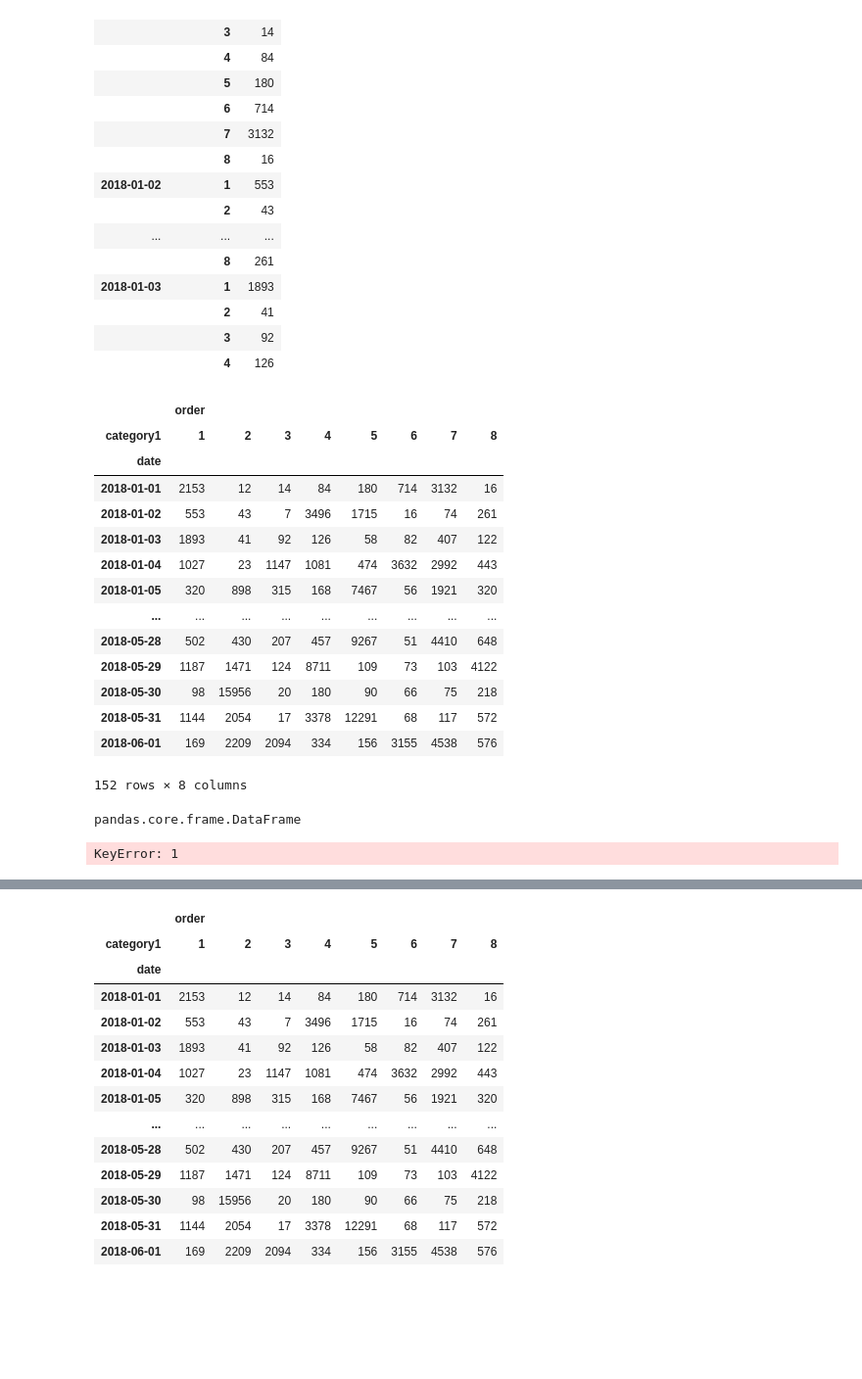
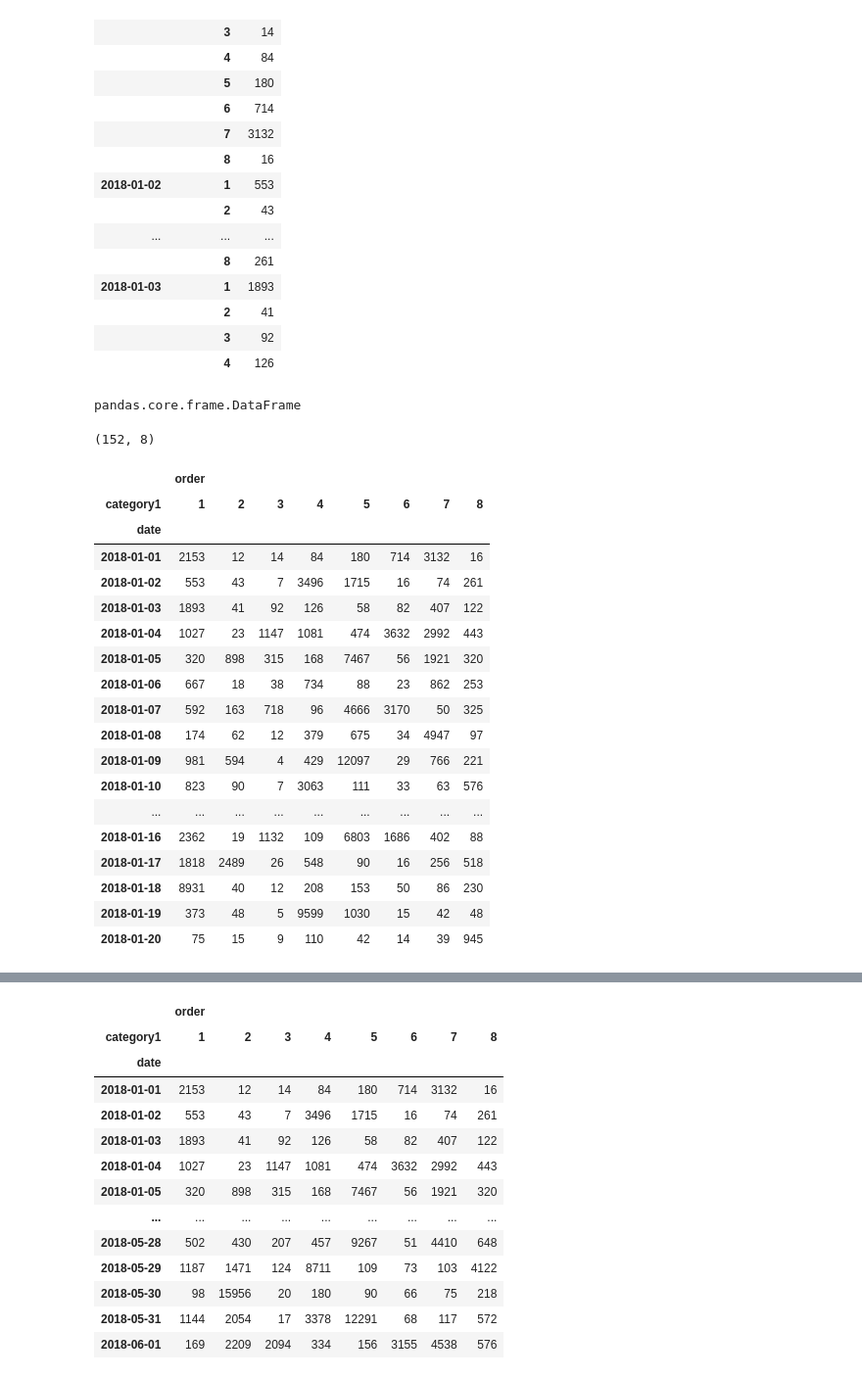
Before and after one commit to janapfeffer/DMC20_abraca-data, a Jupyter notebook: Seasonality.ipynb, the cells around one changed output, grey strips where cells are left out. Shown: that part at 98% size. Drawn from its saved outputs; the diff is of its cells as text; code cells hidden in the pictures; blank space fills up the shorter version.

```diff
--- a/Seasonality.ipynb
+++ b/Seasonality.ipynb
@@ -173,28 +186,34 @@ x.head(20)
 |  | 3 | 92 |
 |  | 4 | 126 |
 # %%
-x.unstack(level=1)
+x = x.unstack(level=1)
-# %% [output]
-|  | order |  |  |  |  |  |  |  |
-| category1 | 1 | 2 | 3 | 4 | 5 | 6 | 7 | 8 |
-| date |  |  |  |  |  |  |  |  |
-| 2018-01-01 | 2153 | 12 | 14 | 84 | 180 | 714 | 3132 | 16 |
-| 2018-01-02 | 553 | 43 | 7 | 3496 | 1715 | 16 | 74 | 261 |
-| 2018-01-03 | 1893 | 41 | 92 | 126 | 58 | 82 | 407 | 122 |
-| 2018-01-04 | 1027 | 23 | 1147 | 1081 | 474 | 3632 | 2992 | 443 |
-| 2018-01-05 | 320 | 898 | 315 | 168 | 7467 | 56 | 1921 | 320 |
-| ... | ... | ... | ... | ... | ... | ... | ... | ... |
-| 2018-05-28 | 502 | 430 | 207 | 457 | 9267 | 51 | 4410 | 648 |
-| 2018-05-29 | 1187 | 1471 | 124 | 8711 | 109 | 73 | 103 | 4122 |
-| 2018-05-30 | 98 | 15956 | 20 | 180 | 90 | 66 | 75 | 218 |
-| 2018-05-31 | 1144 | 2054 | 17 | 3378 | 12291 | 68 | 117 | 572 |
-| 2018-06-01 | 169 | 2209 | 2094 | 334 | 156 | 3155 | 4538 | 576 |
-152 rows × 8 columns
 # %%
 type(x)
 # %% [output]
 pandas.core.frame.DataFrame
+# %%
+x.shape
+# %% [output]
+(152, 8)
 # %%
-x[1].head()
+x.head(20)
 # %% [output]
-KeyError: 1
+|  | order |  |  |  |  |  |  |  |
+| category1 | 1 | 2 | 3 | 4 | 5 | 6 | 7 | 8 |
+| date |  |  |  |  |  |  |  |  |
+| 2018-01-01 | 2153 | 12 | 14 | 84 | 180 | 714 | 3132 | 16 |
+| 2018-01-02 | 553 | 43 | 7 | 3496 | 1715 | 16 | 74 | 261 |
+| 2018-01-03 | 1893 | 41 | 92 | 126 | 58 | 82 | 407 | 122 |
+| 2018-01-04 | 1027 | 23 | 1147 | 1081 | 474 | 3632 | 2992 | 443 |
+| 2018-01-05 | 320 | 898 | 315 | 168 | 7467 | 56 | 1921 | 320 |
+| 2018-01-06 | 667 | 18 | 38 | 734 | 88 | 23 | 862 | 253 |
+| 2018-01-07 | 592 | 163 | 718 | 96 | 4666 | 3170 | 50 | 325 |
+| 2018-01-08 | 174 | 62 | 12 | 379 | 675 | 34 | 4947 | 97 |
+| 2018-01-09 | 981 | 594 | 4 | 429 | 12097 | 29 | 766 | 221 |
+| 2018-01-10 | 823 | 90 | 7 | 3063 | 111 | 33 | 63 | 576 |
+| ... | ... | ... | ... | ... | ... | ... | ... | ... |
+| 2018-01-16 | 2362 | 19 | 1132 | 109 | 6803 | 1686 | 402 | 88 |
+| 2018-01-17 | 1818 | 2489 | 26 | 548 | 90 | 16 | 256 | 518 |
+| 2018-01-18 | 8931 | 40 | 12 | 208 | 153 | 50 | 86 | 230 |
+| 2018-01-19 | 373 | 48 | 5 | 9599 | 1030 | 15 | 42 | 48 |
+| 2018-01-20 | 75 | 15 | 9 | 110 | 42 | 14 | 39 | 945 |
```
Also changed, not shown: parts of 14 cells of this notebook.
